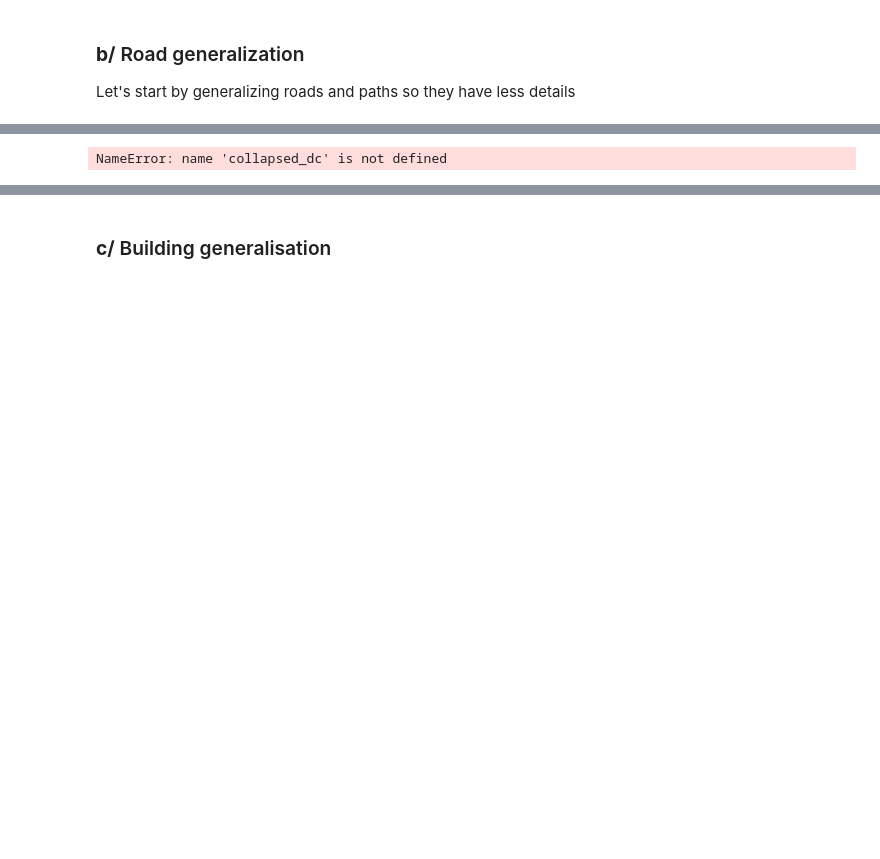
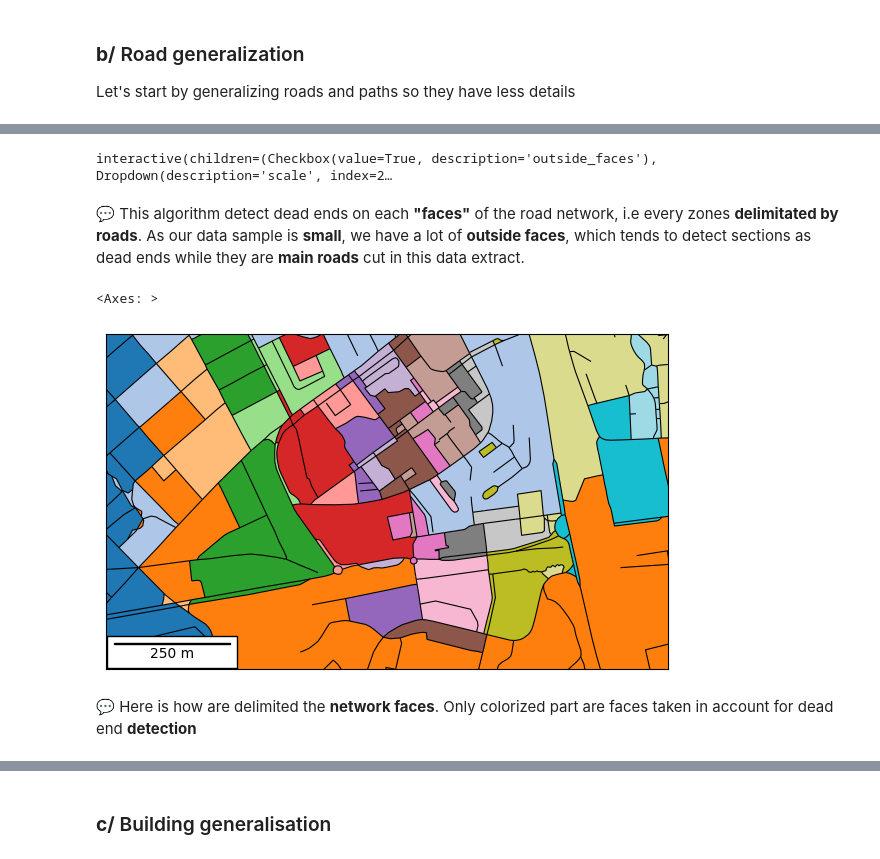
Before and after one commit to LostInZoom/cartagen-notebooks, a Jupyter notebook: basemap_ntbk.ipynb, the cells around one changed output, grey strips where cells are left out. Saved outputs shown, nothing was run; the diff lists cells and outputs as text; code cells hidden in the pictures; blank space fills up the shorter version.

Commit message:
adding new parts and revert button

```diff
--- a/basemap_ntbk.ipynb
+++ b/basemap_ntbk.ipynb
@@ -658,11 +665,11 @@ for i in range(1): # buttons for other features
         'road_col_4':'0',
         'road_col_5':'0',
         'road_col_6':'0',
-        'road_width_2':'0',
-        'road_width_3':'0',
-        'road_width_4':'0',
-        'road_width_5':'0',
-        'road_width_6':'0',
+        'road_width_2':0,
+        'road_width_3':0,
+        'road_width_4':0,
+        'road_width_5':0,
+        'road_width_6':0,
         'residential_col' :'0',
         'annex_col' :'0',
         'com_serv_col' :'0',
@@ -1546,4 +895,0 @@ interactive(children=(Dropdown(description='scale', index=2, options=('1:25000',
-# %%
-collapsed_dc
-# %% [output]
-NameError: name 'collapsed_dc' is not defined
@@ -1564,0 +896,65 @@ lines.plot('name')
+# %%
+# 🟡🟠🔴 Step 1 : Using the "detect_dead_ends" algorithm on roads, to select small sections that decreazes road network legibility
+de_col = matcol.LinearSegmentedColormap.from_list('de_col',['blue','red'])
+count = -1
+
+def plt_dtc_de(outside_faces, revert, scale = "1:7500"):
+    global dead_ends
+    global list_generalized
+    global SCREEN
+    global de_col
+    global count
+
+    for i in tqdm(range(1)):
+        if revert == True:
+            count -= 1
+        dead_ends = c4.detect_dead_ends(list_generalized[-1], outside_faces = outside_faces)
+
+    # Setting up the map
+    fig = plt.figure(figsize=SCREEN[scale])
+    ax = fig.add_subplot(111)
+    plt.xlim(668198, 669411)
+    plt.ylim(6860147, 6860869)
+    scalebar = AnchoredSizeBar(ax.transData, 250, '250 m', 'lower left', pad=0.5, color='black', frameon=True, size_vertical=1)
+    ax.add_artist(scalebar)
+    ax.axes.get_xaxis().set_visible(False)
+    ax.axes.get_yaxis().set_visible(False)
+
+    # Display the result
+    dead_ends.plot(ax = ax, column = 'deadend', cmap = de_col, linewidth = 0.8)
+
+out_dtc_de = ipywidgets.interactive(plt_dtc_de, outside_faces = True, scale = ['1:25000','1:10000', '1:7500', '1:5000'])
+display(out_dtc_de)
+# %% [output]
+interactive(children=(Checkbox(value=True, description='outside_faces'), Dropdown(description='scale', index=2…
+# %% [markdown]
+💬 This algorithm detect dead ends on each **"faces"** of the road network, i.e every zones **delimitated by roads**. As our data sample is **small**, we have a lot of **outside faces**, which tends to detect sections as dead ends while they are **main roads** cut in this data extract.
+# %%
+# Network faces calculation example
+# Setting up the map
+fig = plt.figure(figsize=SCREEN['1:7500'])
+ax = fig.add_subplot(111)
+plt.xlim(668198, 669411)
+plt.ylim(6860147, 6860869)
+scalebar = AnchoredSizeBar(ax.transData,
+                                    250,
+                                    '250 m',
+                                    'lower left',
+                                    pad=0.5,
+                                    color='black',
+                                    frameon=True,
+                                    size_vertical=1)
+ax.add_artist(scalebar)
+ax.axes.get_xaxis().set_visible(False)
+ax.axes.get_yaxis().set_visible(False)
+
+
+nf_geom = c4.network_faces(dead_ends.geometry,convex_hull=out_dtc_de.kwargs['outside_faces'])
+nf = gp.GeoDataFrame(geometry=gp.GeoSeries(nf_geom))
+nf.plot(ax=ax, cmap = 'tab20')
+dead_ends.plot(ax=ax, color = 'black', linewidth = 0.8)
+# %% [output]
+<Axes: >
+[figure, added]
+# %% [markdown]
+💬 Here is how are delimited the **network faces**. Only colorized part are faces taken in account for dead end **detection**
```
Also changed, not shown: parts of 71 cells of this notebook, 3 other files.
